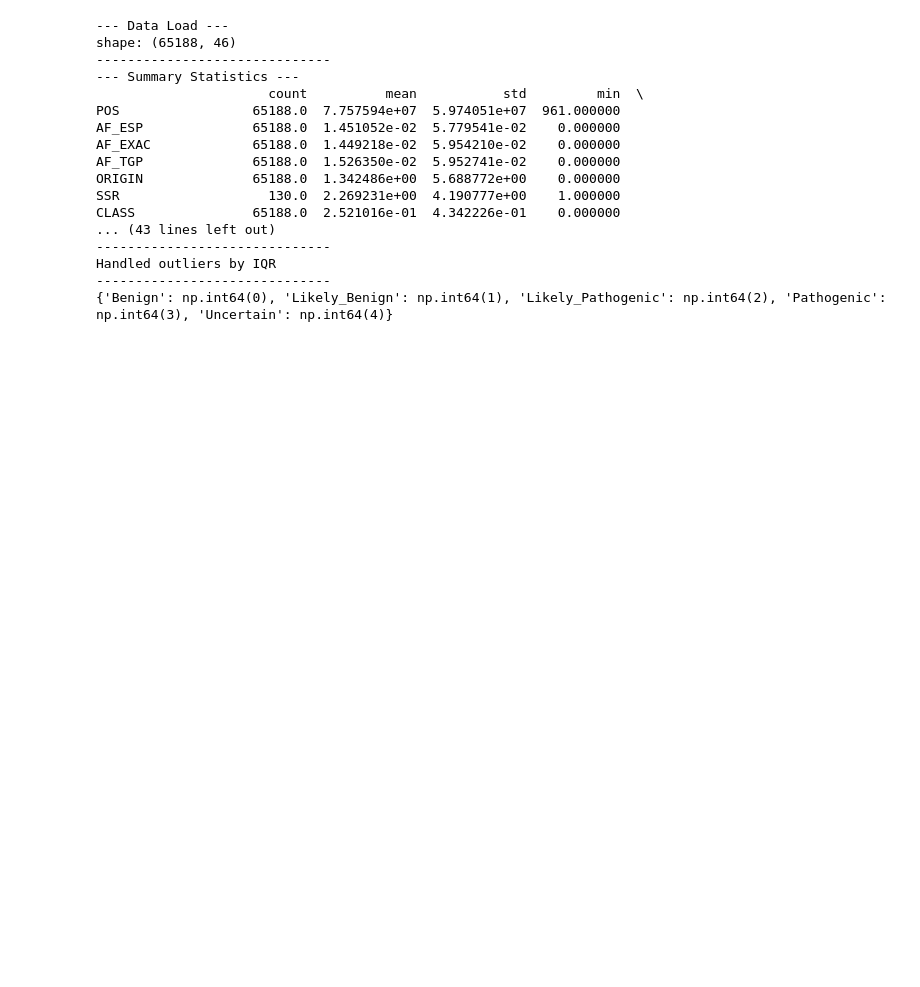
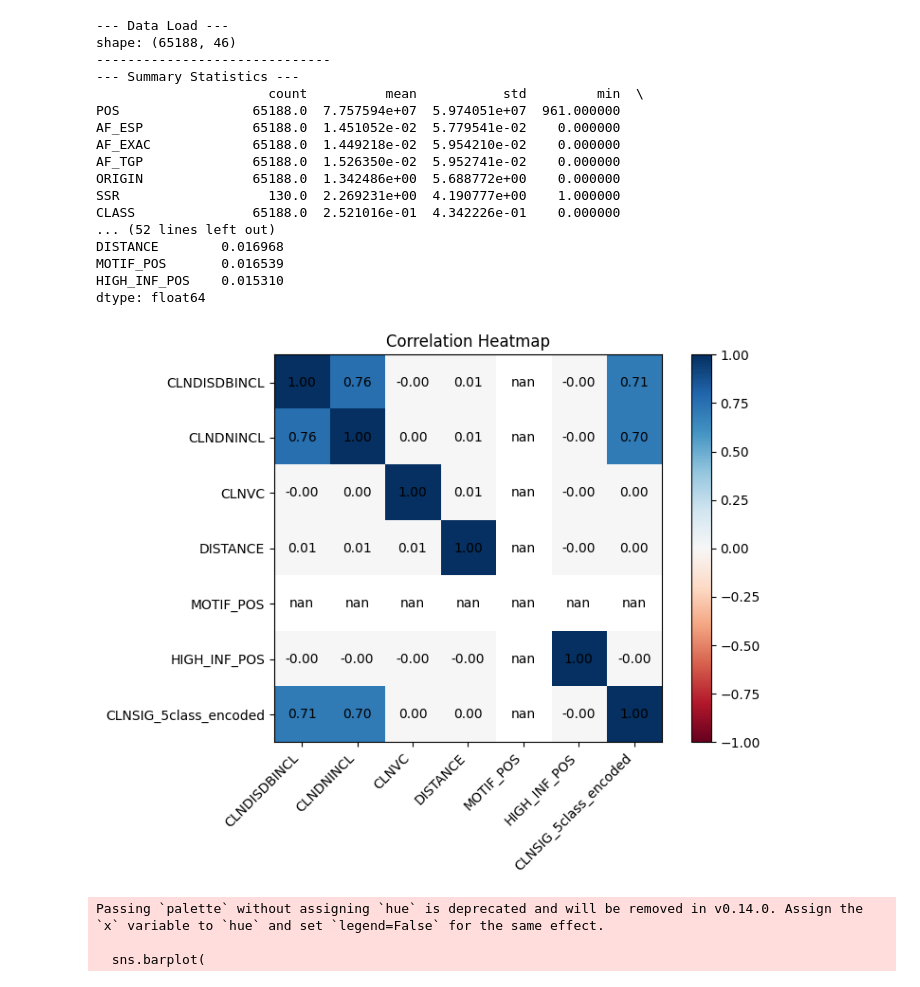
Before and after one commit to jahnavigarikipati/BioInformatics_Draft_Code, a Jupyter notebook: Bioinformatics_draft_Code.ipynb, the cells around one changed output. Cells and saved outputs as stored; diff of their text form; code cells hidden in the pictures; blank space fills up the shorter version.

```diff
--- a/Bioinformatics_draft_Code.ipynb
+++ b/Bioinformatics_draft_Code.ipynb
@@ -9,14 +9,14 @@ from sklearn.feature_selection import mutual_info_classif
 import matplotlib.pyplot as plt
 import seaborn as sns
 
-FILE_PATH = "clinvar_conflicting.csv"
+FILE_PATH = "/content/clinvar_conflicting.csv"
 df = pd.read_csv(FILE_PATH, low_memory=False)
 
 print("--- Data Load ---")
 print(f"shape: {df.shape}")
 print("-" * 30)
 
-# --- Summary Statistics ---
+# Summary Statistics
 
 print("--- Summary Statistics ---")
 print(df.select_dtypes(include=[np.number]).describe().T)
@@ -166,35 +166,101 @@ print(mi_series.head(6))
 # Correlation plot (Heat Matrix)
 
 corr = df[top6 + ["CLNSIG_5class_encoded"]].corr()
 
 plt.figure(figsize=(8, 6))
 plt.imshow(corr, cmap="RdBu", vmin=-1, vmax=1)
 plt.colorbar()
 plt.xticks(range(len(corr.columns)), corr.columns, rotation=45, ha="right")
 plt.yticks(range(len(corr.index)), corr.index)
 
 for i in range(len(corr.index)):
     for j in range(len(corr.columns)):
         plt.text(j, i, f"{corr.iloc[i,j]:.2f}", ha="center", va="center")
 
 plt.title("Correlation Heatmap")
 plt.tight_layout()
 plt.show() # Display the plot
+
+# Exploratory data analysis
+
+target_feature = top6[0] # Using the top feature: CLNDISDBINCL
+
+# 1. Bar Chart
+plt.figure(figsize=(7, 5))
+sns.barplot(
+    x="CLNSIG_5class",
+    y=df[target_feature],
+    data=df,
+    palette="Set1",
+    errorbar=None
+)
+plt.title(f"Bar Chart (Mean) – {target_feature} by Class")
+plt.xlabel("CLNSIG_5class")
+plt.ylabel(f"Mean {target_feature}")
+plt.xticks(rotation=45)
+plt.tight_layout()
+plt.show() # Display the plot
+
+# 2. Scatter Plot
+plt.figure(figsize=(7, 5))
+sns.stripplot(
+    x="CLNSIG_5class",
+    y=df[target_feature],
+    data=df,
+    jitter=0.2,
+    alpha=0.8, # Increased opacity for thicker color
+    palette="Set1",
+    size=4     # Increased dot size
+)
+plt.title(f"Scatter Plot – {target_feature} Distribution")
+plt.xlabel("CLNSIG_5class")
+plt.ylabel(target_feature)
+plt.xticks(rotation=45)
+plt.tight_layout()
+plt.show() # Display the plot
+
+# 3. Line Graph
+# Calculate mean per class
+mean_per_class = df.groupby("CLNSIG_5class_encoded")[target_feature].mean().reset_index()
+
+plt.figure(figsize=(7, 5))
+sns.lineplot(
+    x="CLNSIG_5class_encoded",
+    y=target_feature,
+    data=mean_per_class,
+    marker='o'
+)
+# Find unique encoded values and their corresponding class labels for ordered x-axis labels
+unique_classes = df[["CLNSIG_5class", "CLNSIG_5class_encoded"]].drop_duplicates().sort_values("CLNSIG_5class_encoded")
+x_ticks = unique_classes["CLNSIG_5class_encoded"].tolist()
+x_labels = unique_classes["CLNSIG_5class"].tolist()
+
+plt.xticks(ticks=x_ticks, labels=x_labels, rotation=45)
+plt.title(f"Line Graph (Mean Trend) – {target_feature}")
+plt.xlabel("CLNSIG_5class")
+plt.ylabel(f"Mean {target_feature}")
+plt.grid(True, linestyle='--', alpha=0.6)
+plt.tight_layout()
+plt.show() # Display the plot
 # %% [output]
 --- Data Load ---
 shape: (65188, 46)
 ------------------------------
 --- Summary Statistics ---
                       count          mean           std         min  \
 POS                 65188.0  7.757594e+07  5.974051e+07  961.000000
 AF_ESP              65188.0  1.451052e-02  5.779541e-02    0.000000
 AF_EXAC             65188.0  1.449218e-02  5.954210e-02    0.000000
 AF_TGP              65188.0  1.526350e-02  5.952741e-02    0.000000
 ORIGIN              65188.0  1.342486e+00  5.688772e+00    0.000000
 SSR                   130.0  2.269231e+00  4.190777e+00    1.000000
 CLASS               65188.0  2.521016e-01  4.342226e-01    0.000000
-... (43 lines left out)
-------------------------------
-Handled outliers by IQR
-------------------------------
-{'Benign': np.int64(0), 'Likely_Benign': np.int64(1), 'Likely_Pathogenic': np.int64(2), 'Pathogenic': np.int64(3), 'Uncertain': np.int64(4)}
+... (52 lines left out)
+DISTANCE        0.016968
+MOTIF_POS       0.016539
+HIGH_INF_POS    0.015310
+dtype: float64
+[figure, added]
+Passing `palette` without assigning `hue` is deprecated and will be removed in v0.14.0. Assign the `x` variable to `hue` and set `legend=False` for the same effect.
+
+  sns.barplot(
```
Also changed, not shown: parts of 1 cell of this notebook.
